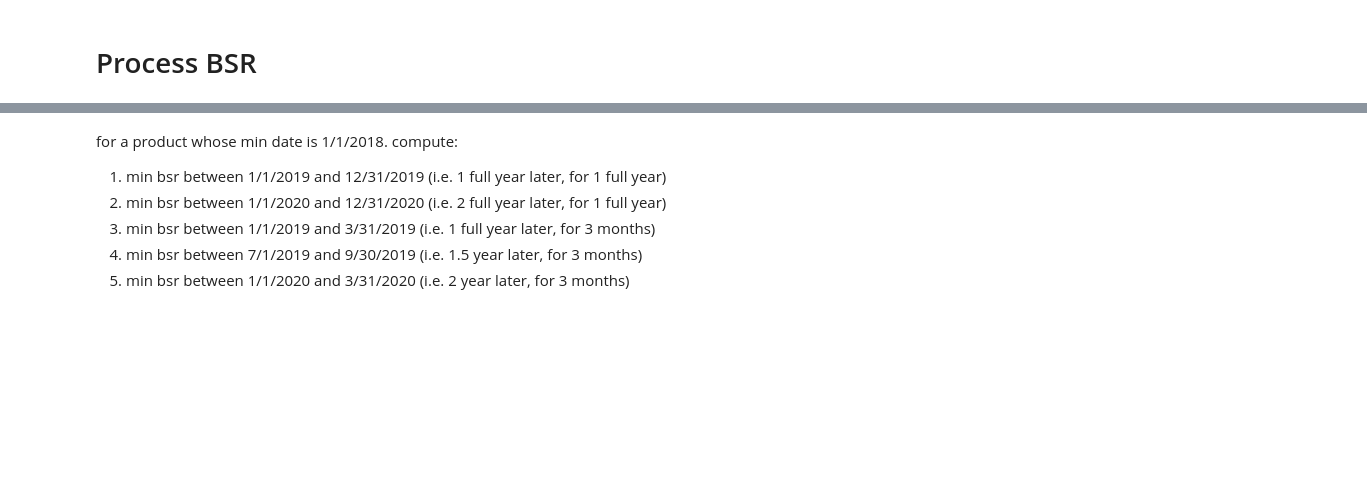
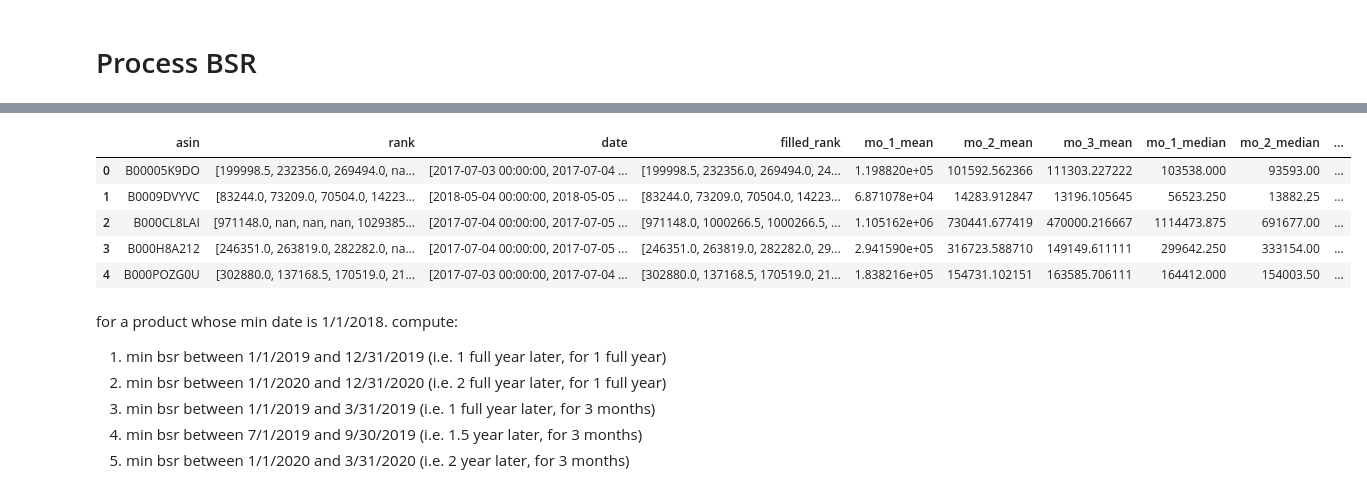
Before and after one commit to lotusxia/297r-caps, a Jupyter notebook: data_processing/preprocess_bsr_classification.ipynb, the cells around one changed output, grey strips where cells are left out. Cells and saved outputs as stored; diff of their text form; code cells hidden in the pictures; blank space fills up the shorter version.

```diff
--- a/data_processing/preprocess_bsr_classification.ipynb
+++ b/data_processing/preprocess_bsr_classification.ipynb
@@ -171,0 +198,18 @@ bsr_timelines_by_product['filled_rank'] = bsr_timelines_by_product['rank'].apply
+# %%
+def get_monthly_data(date, filled_rank):
+  date_df = pd.DataFrame(zip(date, filled_rank), columns=['date','rank'])
+  date_df['YearMonth'] = pd.to_datetime(date_df['date'].apply(pd.to_datetime).apply(lambda x: x.strftime('%m-%Y')))
+  month_df = date_df.groupby('YearMonth').agg({'rank' : [min, np.mean, np.median]}).reset_index().sort_values(by='YearMonth')
+  month_df['YearMonth'] = month_df['YearMonth'].dt.strftime('%m-%Y')
+  first_3_month = month_df.iloc[:3]
+  return {'min over 3 months': min(list(first_3_month['rank']['min'])),
+          'mean over 3 months': np.mean(list(first_3_month['rank']['mean'])),
+          'median over 3 months': np.median(list(first_3_month['rank']['median'])),
+          'year-month': list(first_3_month['YearMonth']),
+          'min': list(first_3_month['rank']['min']),
+          'mean': list(first_3_month['rank']['mean']),
+          'median': list(first_3_month['rank']['median'])}
+# %%
+results = bsr_timelines_by_product.apply(lambda x: get_monthly_data(x.date,
+                                                                      x.filled_rank),
+                                            axis=1)
@@ -172,3 +260,28 @@ bsr_timelines_by_product['filled_rank'] = bsr_timelines_by_product['rank'].apply
+# %%
+bsr_timelines_by_product['mo_1_mean'] = mo_1_mean
+bsr_timelines_by_product['mo_2_mean'] = mo_2_mean
+bsr_timelines_by_product['mo_3_mean'] = mo_3_mean
+
+bsr_timelines_by_product['mo_1_median'] = mo_1_median
+bsr_timelines_by_product['mo_2_median'] = mo_2_median
+bsr_timelines_by_product['mo_3_median'] = mo_3_median
+
+bsr_timelines_by_product['mo_1_min'] = mo_1_min
+bsr_timelines_by_product['mo_2_min'] = mo_2_min
+bsr_timelines_by_product['mo_3_min'] = mo_3_min
+
+bsr_timelines_by_product['mean_over_3_mo'] = mean_over_3_mo
+bsr_timelines_by_product['median_over_3_mo'] = median_over_3_mo
+bsr_timelines_by_product['min_over_3_mo'] = min_over_3_mo
+# %%
+bsr_timelines_by_product.head()
+# %% [output]
+|  | asin | rank | date | filled_rank | mo_1_mean | mo_2_mean | mo_3_mean | mo_1_median | mo_2_median | ... |
+| 0 | B00005K9DO | [199998.5, 232356.0, 269494.0, na... | [2017-07-03 00:00:00, 2017-07-04 ... | [199998.5, 232356.0, 269494.0, 24... | 1.198820e+05 | 101592.562366 | 111303.227222 | 103538.000 | 93593.00 | ... |
+| 1 | B0009DVYVC | [83244.0, 73209.0, 70504.0, 14223... | [2018-05-04 00:00:00, 2018-05-05 ... | [83244.0, 73209.0, 70504.0, 14223... | 6.871078e+04 | 14283.912847 | 13196.105645 | 56523.250 | 13882.25 | ... |
+| 2 | B000CL8LAI | [971148.0, nan, nan, nan, 1029385... | [2017-07-04 00:00:00, 2017-07-05 ... | [971148.0, 1000266.5, 1000266.5, ... | 1.105162e+06 | 730441.677419 | 470000.216667 | 1114473.875 | 691677.00 | ... |
+| 3 | B000H8A212 | [246351.0, 263819.0, 282282.0, na... | [2017-07-04 00:00:00, 2017-07-05 ... | [246351.0, 263819.0, 282282.0, 29... | 2.941590e+05 | 316723.588710 | 149149.611111 | 299642.250 | 333154.00 | ... |
+| 4 | B000POZG0U | [302880.0, 137168.5, 170519.0, 21... | [2017-07-03 00:00:00, 2017-07-04 ... | [302880.0, 137168.5, 170519.0, 21... | 1.838216e+05 | 154731.102151 | 163585.706111 | 164412.000 | 154003.50 | ... |
 # %% [markdown]
 for a product whose min date is 1/1/2018.
 compute:
```
Also changed, not shown: parts of 28 cells of this notebook.
